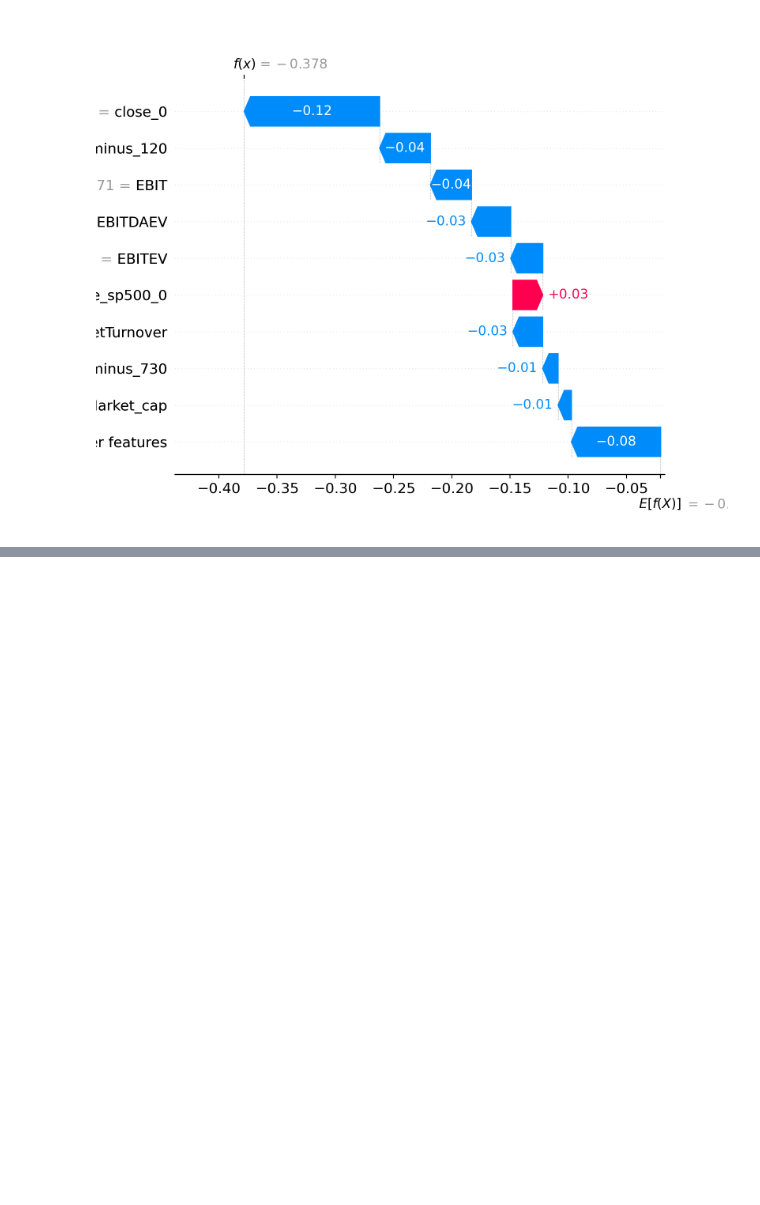
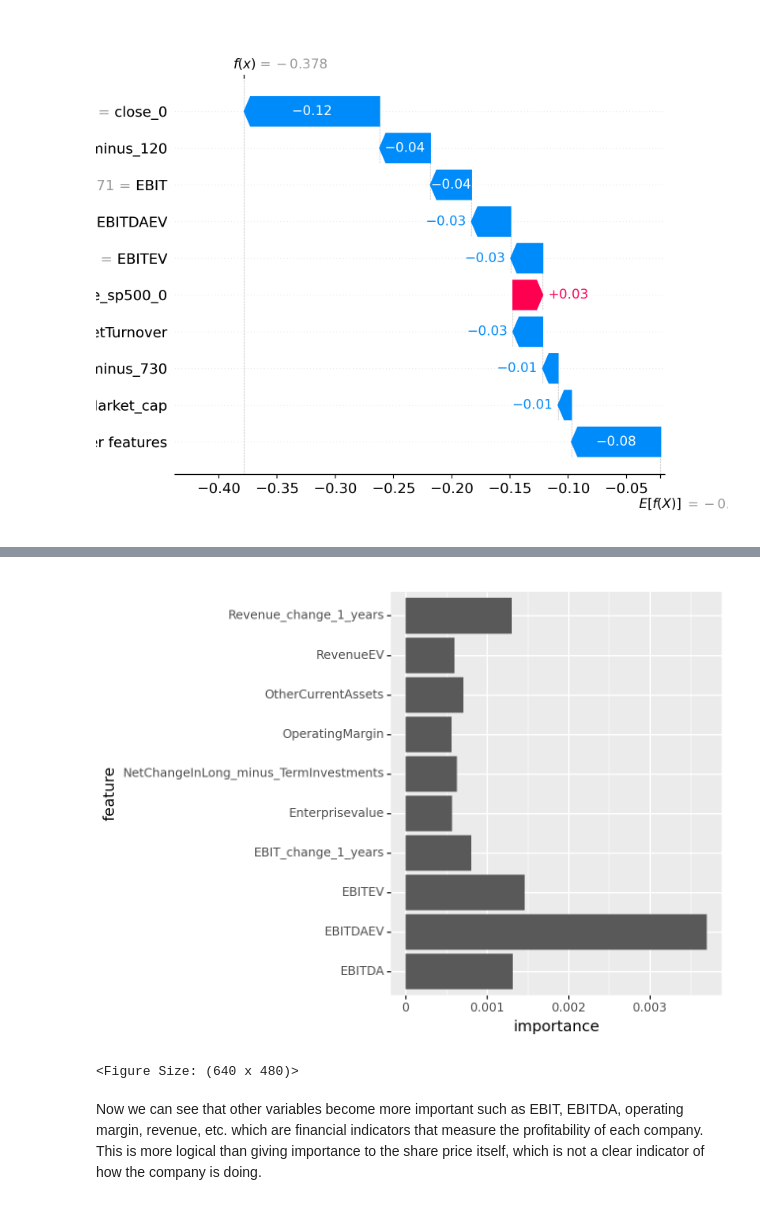
Before and after one commit to uhernando002/zrive-ds, a Jupyter notebook: src/module_5/module5.ipynb, the cells around one changed output, grey strips where cells are left out. Saved outputs shown, nothing was run; the diff lists cells and outputs as text; code cells hidden in the pictures; blank space fills up the shorter version.

```diff
--- a/src/module_5/module5.ipynb
+++ b/src/module_5/module5.ipynb
@@ -439,9 +453,12 @@ all_results = {}
 all_predicted_tickers_list = []
 all_models = {}
 
+learning_rate = 10e-3
+path_smooth = 0.5
+
 for execution_date in execution_dates:
     print(execution_date)
-    all_results,all_predicted_tickers_list,all_models,model,X_train,X_test = run_model_for_execution_date(execution_date,all_results,all_predicted_tickers_list,all_models,n_trees,10e-3,0.5,False)
+    all_results,all_predicted_tickers_list,all_models,model,X_train,X_test = run_model_for_execution_date(execution_date,all_results,all_predicted_tickers_list,all_models,n_trees,learning_rate,path_smooth,False)
 all_predicted_tickers = pd.concat(all_predicted_tickers_list)
 # %% [output]
 2005-06-30T00:00:00.000000000
@@ -686,0 +765,12 @@ shap.plots.waterfall(sv_low_ticker[0])
+# %%
+period_frequency = 4 # We train each 4 quarters = each year
+all_results = {}
+all_predicted_tickers_list = []
+all_models = {}
+all_feature_importance = pd.DataFrame()
+execution_dates = np.sort( data_set['execution_date'].unique() )
+
+for i,execution_date in enumerate(execution_dates):
+            if i%period_frequency == 0:
+                print(execution_date)
+                all_results,all_predicted_tickers_list,all_models,all_feature_importance,model,X_train,X_test = run_model_for_execution_date(execution_date,all_results,all_predicted_tickers_list,all_models,all_feature_importance,params)
@@ -686,0 +794,13 @@ shap.plots.waterfall(sv_low_ticker[0])
+# %%
+all_feature_importance = all_feature_importance.sort_values(['execution_date', 'importance'], ascending=False)
+# %%
+all_feature_importance_mean = all_feature_importance.groupby('feature')['importance'].mean().reset_index()
+all_feature_importance_mean = all_feature_importance_mean.sort_values('importance', ascending=False)
+all_feature_importance_mean_importants = all_feature_importance_mean.head(10)
+# %%
+ggplot(all_feature_importance_mean_importants) + geom_col(aes(x='feature', y='importance')) + coord_flip()
+# %% [output]
+[figure, added]
+<Figure Size: (640 x 480)>
+# %% [markdown]
+Now we can see that other variables become more important such as EBIT, EBITDA, operating margin, revenue, etc. which are financial indicators that measure the profitability of each company. This is more logical than giving importance to the share price itself, which is not a clear indicator of how the company is doing.
```
Also changed, not shown: parts of 56 cells of this notebook.
